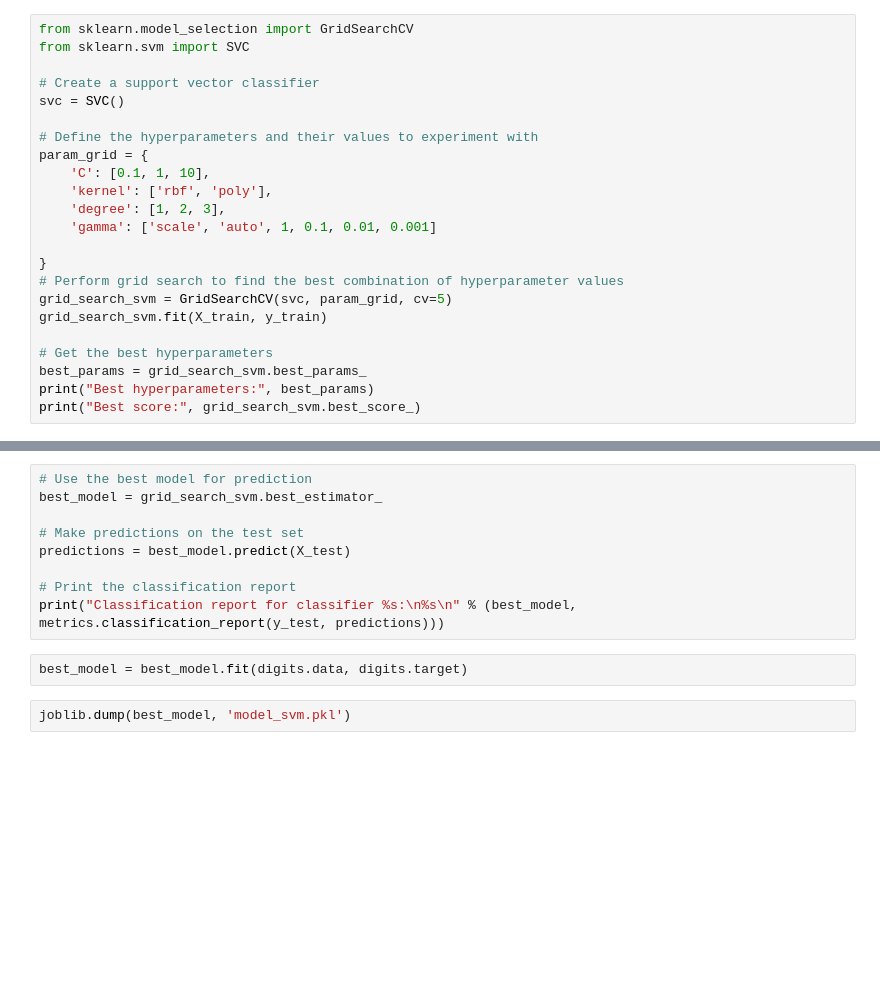
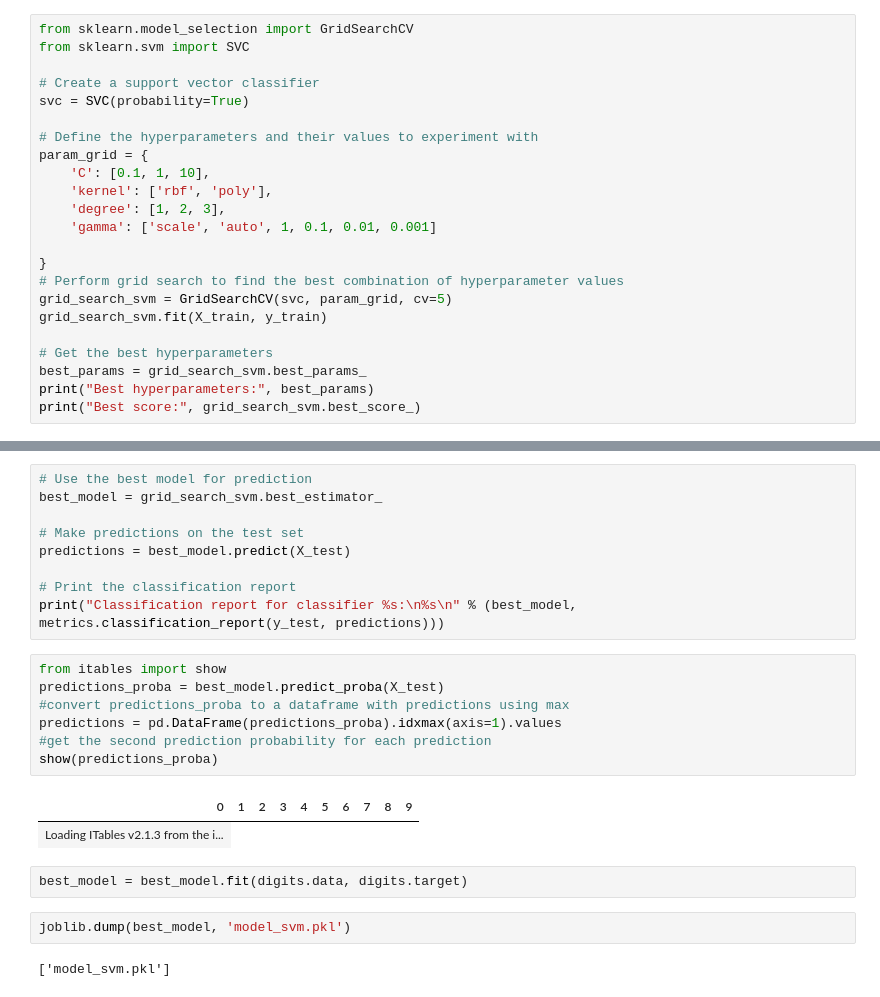
Before and after one commit to faouzihakimi/Arabic_letters_quizz_streamlit, a Jupyter notebook: model_training.ipynb, the cells around one changed output, grey strips where cells are left out. Cells and saved outputs as stored; diff of their text form; blank space fills up the shorter version.

```diff
--- a/model_training.ipynb
+++ b/model_training.ipynb
@@ -27,7 +27,7 @@ from sklearn.model_selection import GridSearchCV
 from sklearn.svm import SVC
 
 # Create a support vector classifier
-svc = SVC()
+svc = SVC(probability=True)
 
 # Define the hyperparameters and their values to experiment with
 param_grid = {
@@ -75,7 +75,19 @@ predictions = best_model.predict(X_test)
 
 # Print the classification report
 print("Classification report for classifier %s:\n%s\n" % (best_model, metrics.classification_report(y_test, predictions)))
+# %%
+from itables import show
+predictions_proba = best_model.predict_proba(X_test)
+#convert predictions_proba to a dataframe with predictions using max
+predictions = pd.DataFrame(predictions_proba).idxmax(axis=1).values
+#get the second prediction probability for each prediction
+show(predictions_proba)
+# %% [output]
+| 0 | 1 | 2 | 3 | 4 | 5 | 6 | 7 | 8 | 9 |
+| Loading ITables v2.1.3 from the i... |
 # %%
 best_model = best_model.fit(digits.data, digits.target)
 # %%
 joblib.dump(best_model, 'model_svm.pkl')
+# %% [output]
+['model_svm.pkl']
```
Also changed, not shown: 3 other files.
